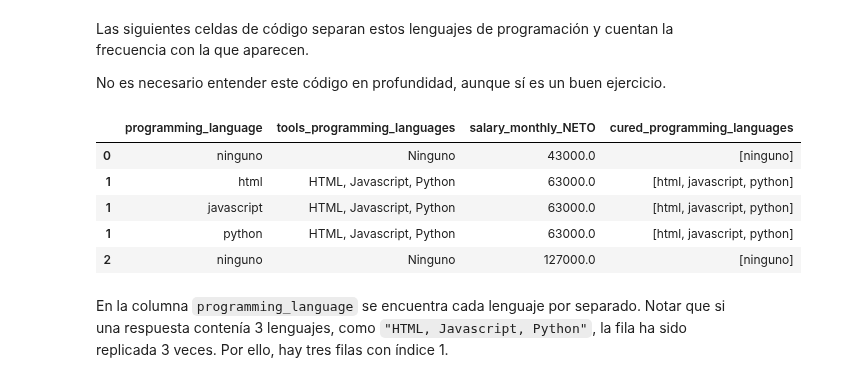
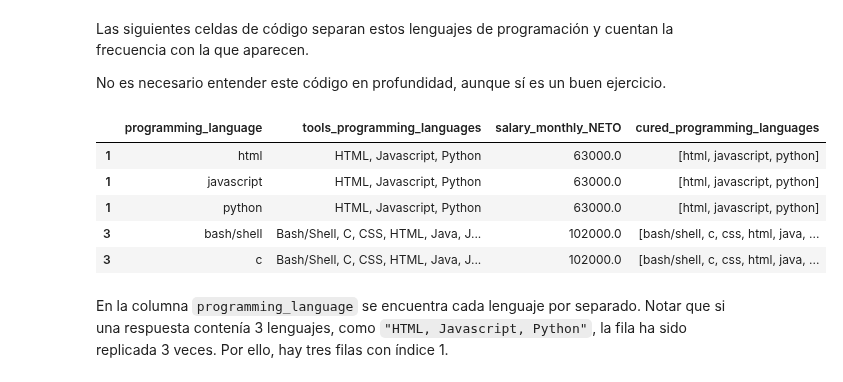
Before and after one commit to pablonicolasr/diplodatos-ayvd-2022-grupo32, a Jupyter notebook: Entregable_Parte_1.ipynb, the cells around one changed output. Saved outputs shown, nothing was run; the diff lists cells and outputs as text; code cells hidden in the pictures.

```diff
--- a/Entregable_Parte_1.ipynb
+++ b/Entregable_Parte_1.ipynb
@@ -54,0 +83,11 @@ relevant_columns = ['tools_programming_languages', 'salary_monthly_NETO']
+# %%
+max_thresold = df.salary_monthly_NETO.quantile(0.98)
+min_thresold = df.salary_monthly_NETO.quantile(0.05)
+
+clean_df = df[(df.salary_monthly_NETO < max_thresold) & (df.salary_monthly_NETO > min_thresold)].dropna(subset=['salary_monthly_NETO', 'tools_programming_languages'])
+
+plt.figure(figsize=(12, 4))
+fig, axes = plt.subplots(figsize=(12, 12), nrows=3)
+seaborn.histplot(x=clean_df.salary_monthly_NETO, ax=axes[0])
+seaborn.boxplot(x=clean_df.salary_monthly_NETO, ax=axes[1])
+seaborn.boxenplot(x=clean_df.salary_monthly_NETO, ax=axes[2])
@@ -71,41 +114,43 @@ No es necesario entender este código en profundidad, aunque sí es un buen ejer
 # Convert the comma-separated string of languages to a list of string.
 # Remove 'ninguno de los anteriores' option, spaces and training commas.
 def split_languages(languages_str):
   if not isinstance(languages_str, str):
     return []
   # Remove 'other' option
+  # I added a new replaace in order to remove people who selected option 'ninguno'
   languages_str = languages_str.lower()\
-    .replace('ninguno de los anteriores', '')
+    .replace('ninguno de los anteriores', '')\
+    .replace('ninguno', '')
   # Split string into list of items
   # Remove spaces and commas for each item
   return [lang.strip().replace(',', '')
           for lang in languages_str.split()]
 
 # Create a new column with the list of languages
-df.loc[:, 'cured_programming_languages'] = df.tools_programming_languages\
+clean_df.loc[:, 'cured_programming_languages'] = clean_df.tools_programming_languages\
     .apply(split_languages)
 if 'cured_programming_languages' not in relevant_columns:
     relevant_columns.append('cured_programming_languages')
 
 # Duplicate each row of df for each programming language
 # mentioned in the response.
 # We only include in df_lang the columns we are going to analyze later, so we
 # don't duplicate innecesary information.
-df_lang = df.cured_programming_languages\
+df_lang = clean_df.cured_programming_languages\
     .apply(pd.Series).stack()\
     .reset_index(level=-1, drop=True).to_frame()\
-    .join(df[relevant_columns])\
+    .join(clean_df[relevant_columns])\
     .rename(columns={0: 'programming_language'})
 # Horrible programming style! But a lot of data science code can be written with
 # as concatenations of functions (pipelines), and there's no elegant way of
 # doing that on Python.
 df_lang[:5]
 # %% [output]
 |  | programming_language | tools_programming_languages | salary_monthly_NETO | cured_programming_languages |
-| 0 | ninguno | Ninguno | 43000.0 | [ninguno] |
 | 1 | html | HTML, Javascript, Python | 63000.0 | [html, javascript, python] |
 | 1 | javascript | HTML, Javascript, Python | 63000.0 | [html, javascript, python] |
 | 1 | python | HTML, Javascript, Python | 63000.0 | [html, javascript, python] |
-| 2 | ninguno | Ninguno | 127000.0 | [ninguno] |
+| 3 | bash/shell | Bash/Shell, C, CSS, HTML, Java, J... | 102000.0 | [bash/shell, c, css, html, java, ... |
+| 3 | c | Bash/Shell, C, CSS, HTML, Java, J... | 102000.0 | [bash/shell, c, css, html, java, ... |
 # %% [markdown]
 En la columna `programming_language` se encuentra cada lenguaje por separado. Notar que si una respuesta contenía 3 lenguajes, como `"HTML, Javascript, Python"`, la fila ha sido replicada 3 veces. Por ello, hay tres filas con índice 1.
```
Also changed, not shown: parts of 16 cells of this notebook.
